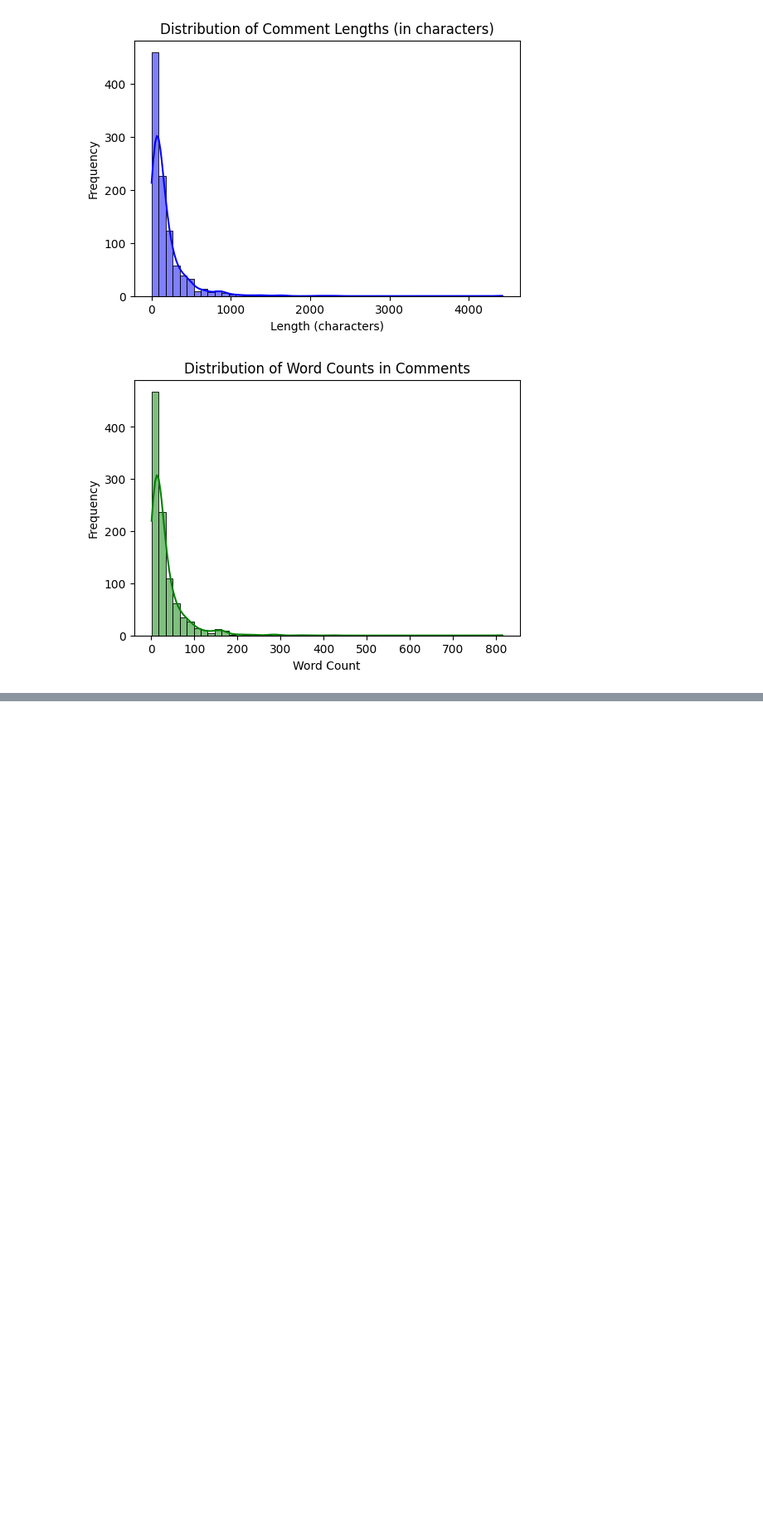
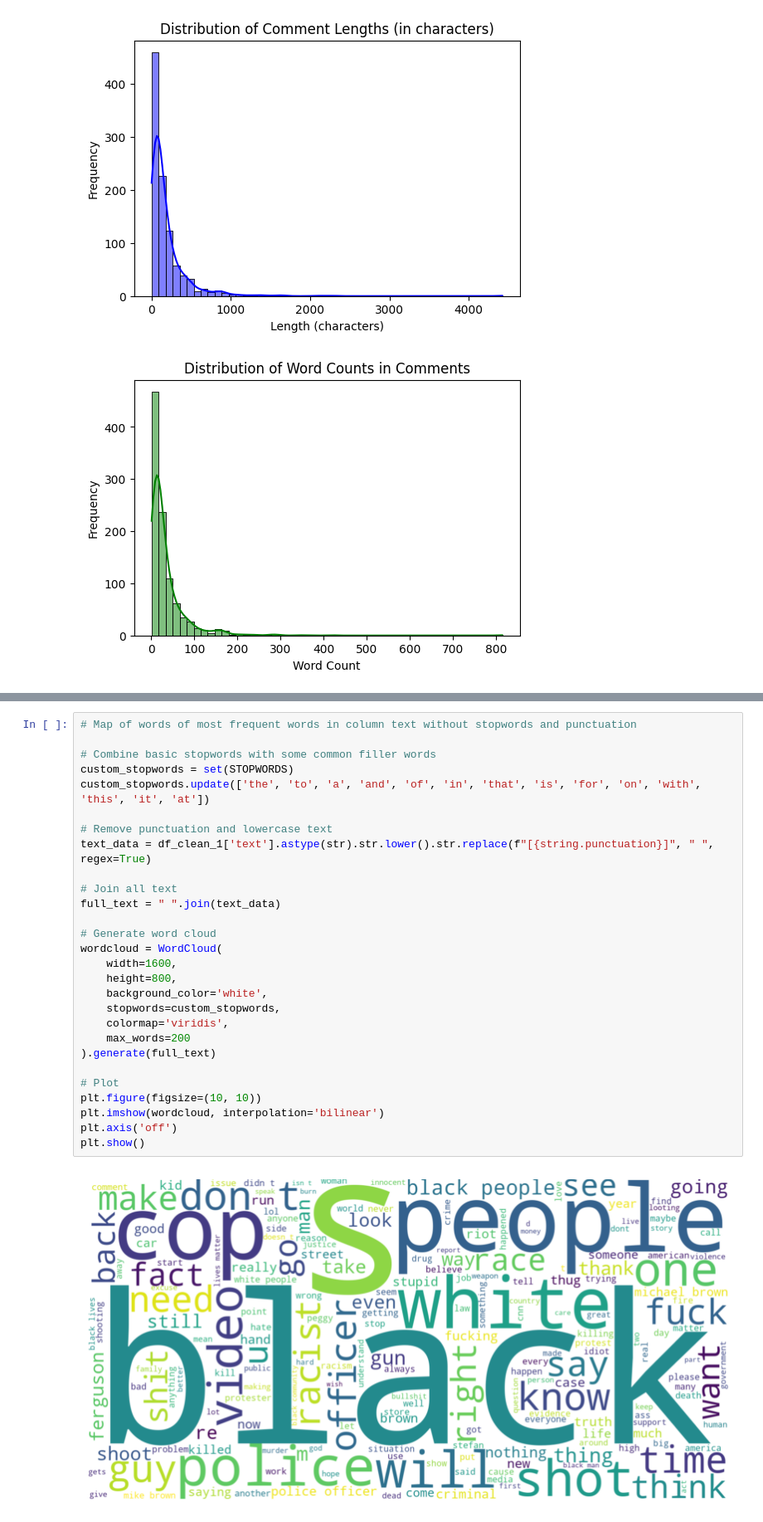
Before and after one commit to Yael-Parra/sentiment-analyzer-inc, a Jupyter notebook: eda/eda.ipynb, the cells around one changed output, grey strips where cells are left out. Shown at 83% size. Drawn from its saved outputs; the diff is of its cells as text; blank space fills up the shorter version.

```diff
--- a/eda/eda.ipynb
+++ b/eda/eda.ipynb
@@ -284,0 +443,30 @@ analyze_comment_length(df_clean_1)
+# %%
+# Map of words of most frequent words in column text without stopwords and punctuation
+
+# Combine basic stopwords with some common filler words
+custom_stopwords = set(STOPWORDS)
+custom_stopwords.update(['the', 'to', 'a', 'and', 'of', 'in', 'that', 'is', 'for', 'on', 'with', 'this', 'it', 'at'])
+
+# Remove punctuation and lowercase text
+text_data = df_clean_1['text'].astype(str).str.lower().str.replace(f"[{string.punctuation}]", " ", regex=True)
+
+# Join all text
+full_text = " ".join(text_data)
+
+# Generate word cloud
+wordcloud = WordCloud(
+    width=1600,
+    height=800,
+    background_color='white',
+    stopwords=custom_stopwords,
+    colormap='viridis',
+    max_words=200
+).generate(full_text)
+
+# Plot
+plt.figure(figsize=(10, 10))
+plt.imshow(wordcloud, interpolation='bilinear')
+plt.axis('off')
+plt.show()
+# %% [output]
+[figure, added]
```
Also changed, not shown: parts of 15 cells of this notebook, 2 other files.
